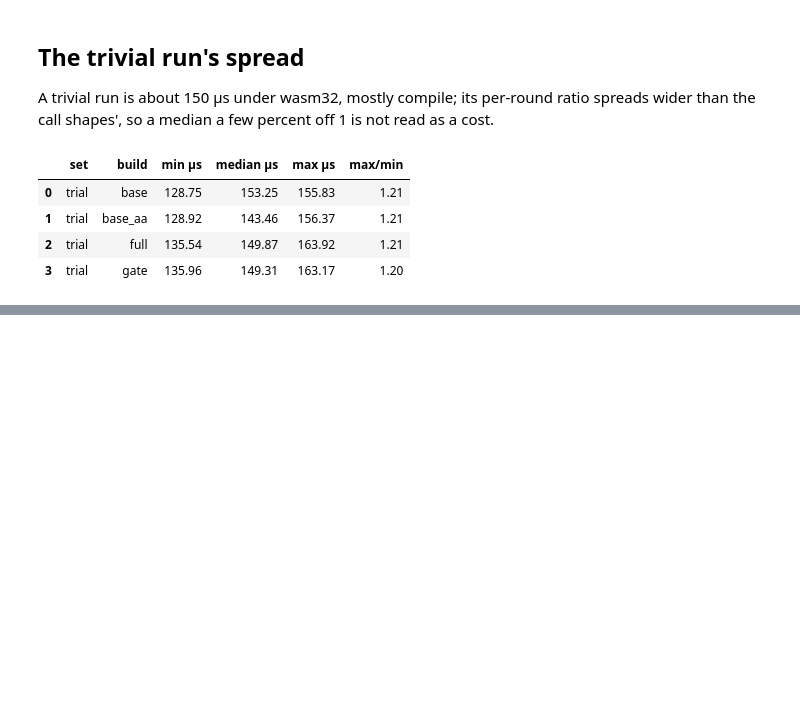
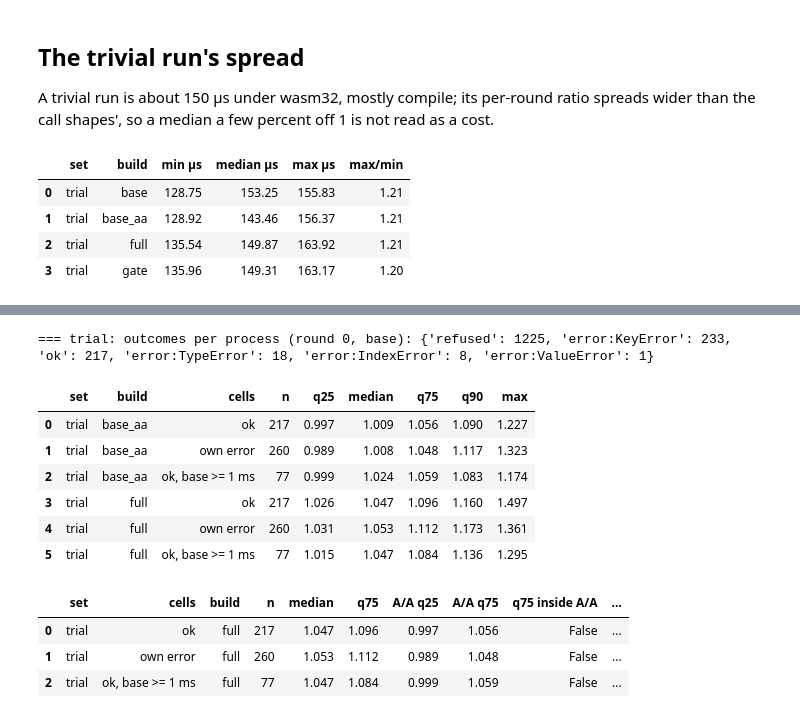
Before and after one commit to parawanderer/window-ml, a Jupyter notebook: notebooks/python-dialect/verify-cost/verify-cost.ipynb, the cells around one changed output, grey strips where cells are left out. Drawn from its saved outputs; the diff is of its cells as text; code cells hidden in the pictures; blank space fills up the shorter version.

Commit message:
wip(python): verify-cost times every real python_exec cell inside the dialect, trial rounds
Co-Authored-By: Claude Opus 5.5 <noreply@anthropic.com>

```diff
--- a/notebooks/python-dialect/verify-cost/verify-cost.ipynb
+++ b/notebooks/python-dialect/verify-cost/verify-cost.ipynb
@@ -166,0 +182,57 @@ pd.DataFrame(spread).round(2)
+# %%
+cellsets = {}
+for n in ("release", "trial"):
+    p = DATA / f"cells-rounds-{n}.json"
+    if p.exists():
+        cellsets[n] = pd.DataFrame([{"round": r["round"], "build": r["label"], "cell": cid, "outcome": v["outcome"],
+                                     "ns": min(v["ns"])} for r in json.loads(p.read_text()) for cid, v in r["ns"].items()])
+
+def per_cell(c, other):
+    # one ratio per cell: the median over rounds of other/base, on cells whose outcome never varied across both builds
+    two = c[c.build.isin(["base", other])]
+    same = two.groupby("cell").outcome.nunique() == 1
+    two = two[two.cell.isin(same[same].index)]
+    w = two.pivot_table(index=["cell", "round"], columns="build", values="ns").dropna()
+    r = (w[other] / w["base"]).groupby("cell").median()
+    out = two.groupby("cell").outcome.first().to_frame().join(r.rename("ratio"), how="inner")
+    return out.join(w["base"].groupby("cell").median().rename("base ns"))
+
+rows = []
+for n, c in cellsets.items():
+    print(f"=== {n}: outcomes per process (round 0, base):", c[(c["round"] == 0) & (c.build == "base")].outcome.value_counts().to_dict())
+    for o in ["base_aa", "full", "gate"]:
+        if o not in set(c.build):
+            continue
+        pc = per_cell(c, o)
+        for label, sel in [("ok", pc.outcome == "ok"), ("own error", pc.outcome.str.startswith("error:")),
+                           ("ok, base >= 1 ms", (pc.outcome == "ok") & (pc["base ns"] >= 1e6))]:
+            q = pc[sel].ratio
+            rows.append({"set": n, "build": o, "cells": label, "n": len(q), "q25": q.quantile(.25), "median": q.median(),
+                         "q75": q.quantile(.75), "q90": q.quantile(.9), "max": q.max()})
+cells_tab = pd.DataFrame(rows).round(3)
+cells_tab
+# %% [output]
+=== trial: outcomes per process (round 0, base): {'refused': 1225, 'error:KeyError': 233, 'ok': 217, 'error:TypeError': 18, 'error:IndexError': 8, 'error:ValueError': 1}
+|  | set | build | cells | n | q25 | median | q75 | q90 | max |
+| 0 | trial | base_aa | ok | 217 | 0.997 | 1.009 | 1.056 | 1.090 | 1.227 |
+| 1 | trial | base_aa | own error | 260 | 0.989 | 1.008 | 1.048 | 1.117 | 1.323 |
+| 2 | trial | base_aa | ok, base >= 1 ms | 77 | 0.999 | 1.024 | 1.059 | 1.083 | 1.174 |
+| 3 | trial | full | ok | 217 | 1.026 | 1.047 | 1.096 | 1.160 | 1.497 |
+| 4 | trial | full | own error | 260 | 1.031 | 1.053 | 1.112 | 1.173 | 1.361 |
+| 5 | trial | full | ok, base >= 1 ms | 77 | 1.015 | 1.047 | 1.084 | 1.136 | 1.295 |
+# %%
+# The decision: each candidate's upper quartile against the A/A pair's interquartile spread, on the same cells.
+verdict = []
+for (n, label), g in cells_tab.groupby(["set", "cells"], sort=False):
+    aa = g[g.build == "base_aa"]
+    for _, r in g[g.build != "base_aa"].iterrows():
+        lo, hi = (aa.q25.iloc[0], aa.q75.iloc[0]) if len(aa) else (float("nan"), float("nan"))
+        verdict.append({"set": n, "cells": label, "build": r.build, "n": r.n, "median": r["median"], "q75": r.q75,
+                        "A/A q25": lo, "A/A q75": hi, "q75 inside A/A": bool(lo <= r.q75 <= hi),
+                        "moves >= 1.2x (q75)": bool(r.q75 >= 1.2)})
+pd.DataFrame(verdict)
+# %% [output]
+|  | set | cells | build | n | median | q75 | A/A q25 | A/A q75 | q75 inside A/A | ... |
+| 0 | trial | ok | full | 217 | 1.047 | 1.096 | 0.997 | 1.056 | False | ... |
+| 1 | trial | own error | full | 260 | 1.053 | 1.112 | 0.989 | 1.048 | False | ... |
+| 2 | trial | ok, base >= 1 ms | full | 77 | 1.047 | 1.084 | 0.999 | 1.059 | False | ... |
```
Also changed, not shown: parts of 2 cells of this notebook, 8 other files.
